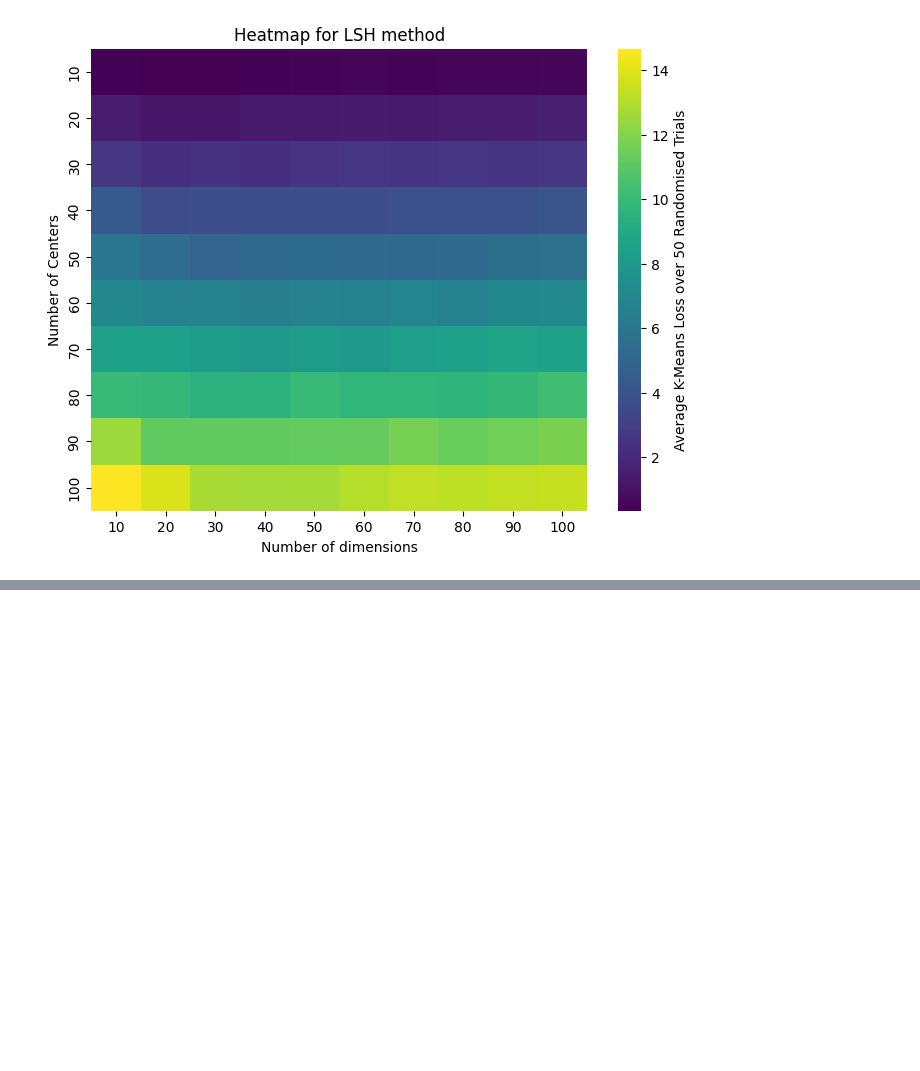
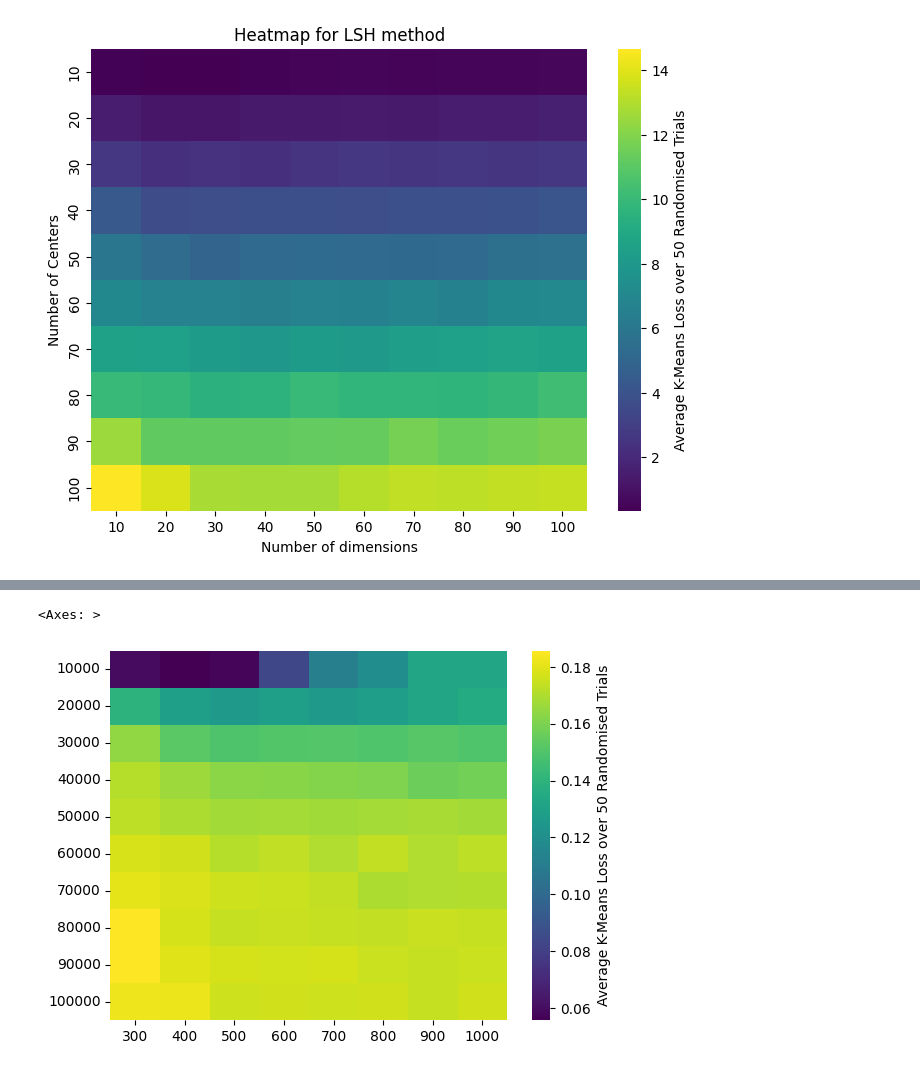
Before and after one commit to amy-ln/dpclustering, a Jupyter notebook: anothercomparison.ipynb, the cells around one changed output, grey strips where cells are left out. Drawn from its saved outputs; the diff is of its cells as text; code cells hidden in the pictures; blank space fills up the shorter version.

```diff
--- a/anothercomparison.ipynb
+++ b/anothercomparison.ipynb
@@ -230,0 +179,18 @@ plt.show()
+# %%
+# lsh for n > 10,000
+# fix 10 centers, 100 dimensions then comparable to large synthetic
+# first: increase n from 10,000 to 100,000 (step: 10,000)
+# and increase include threshold from 300 to 1000 (step: 100)
+
+ns = range(10000, 100001, 10000)
+ths = range(300, 1001, 100)
+
+grid = np.zeros((len(ns), len(ths)))
+
+for i, n in enumerate(ns):
+    for j, th in enumerate(ths):
+        print(f"n={n} th={th}")
+        data = make_dataset(d=100, k=int(n/1000), n=n)
+        p = Params(epsilon=1 , delta=1e-6, radius = 10, dimension=100, k=10, max_depth=15, include_threshold=th)
+        loss = lsh_experiment(1, data, p, n_trials=20)
+        grid[i, j] = loss
@@ -230,0 +218,11 @@ plt.show()
+# %%
+import seaborn as sns
+
+sns.heatmap(grid,
+            xticklabels=list(ths),
+            yticklabels=list(ns),
+            cmap="viridis",
+            cbar_kws={"label": "Average K-Means Loss over 50 Randomised Trials"})
+# %% [output]
+<Axes: >
+[figure, added]
```
Also changed, not shown: parts of 11 cells of this notebook, 8 other files.
